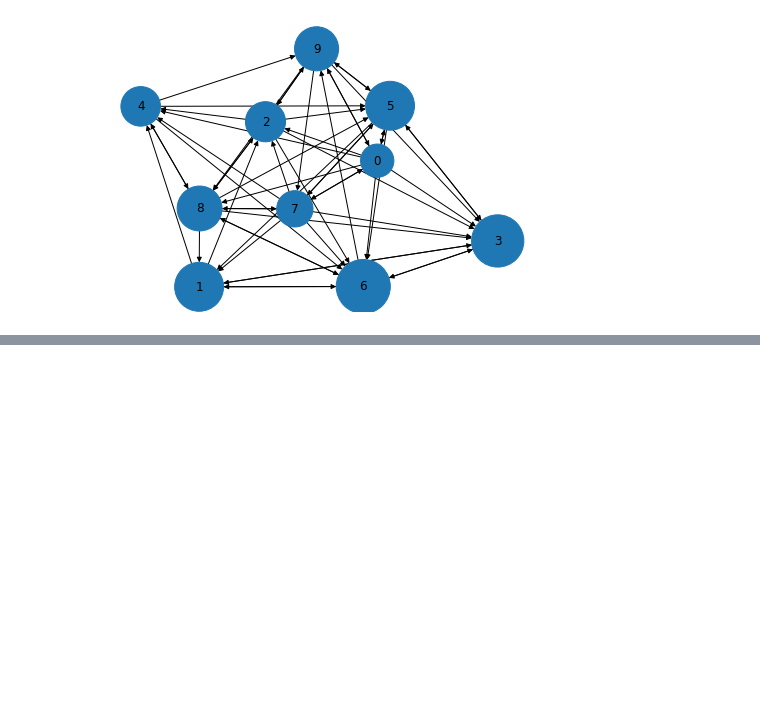
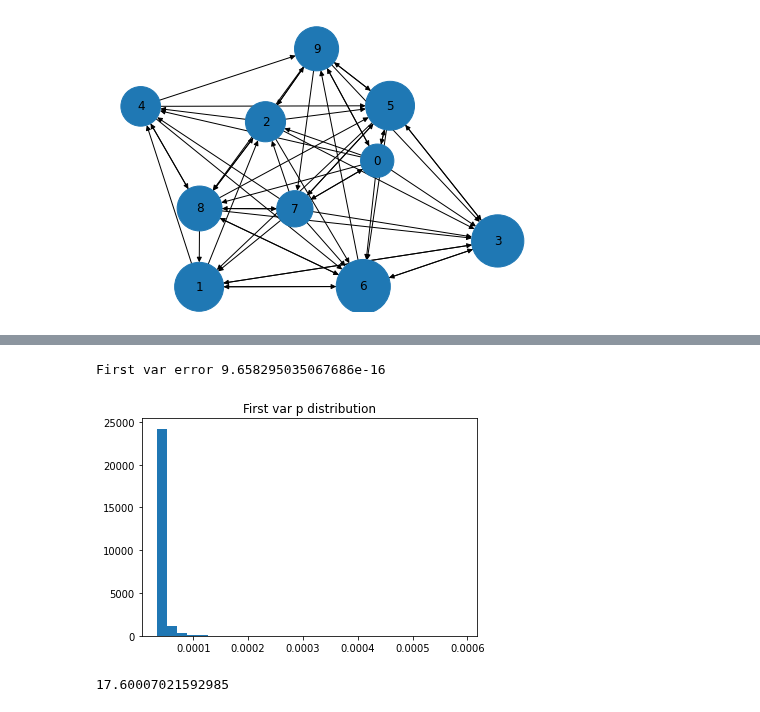
Before and after one commit to zugzvangg/SPC, a Jupyter notebook: numerics/HW5/HW5.ipynb, the cells around one changed output, grey strips where cells are left out. Drawn from its saved outputs; the diff is of its cells as text; code cells hidden in the pictures; blank space fills up the shorter version.

```diff
--- a/numerics/HW5/HW5.ipynb
+++ b/numerics/HW5/HW5.ipynb
@@ -382,0 +366,7 @@ array([7.68846346e-06, 7.68846346e-06, 7.68846346e-06, ...,
+# %%
+%%time
+# считаем просто с np.linalg.solve
+p_np = np.linalg.solve(A, b)
+sum_of_p_np = np.sum(p_np)
+p_np = p_np/sum_of_p_np # чтобы в сумме было 1
+p_np
@@ -382,0 +378,13 @@ array([7.68846346e-06, 7.68846346e-06, 7.68846346e-06, ...,
+# %%
+print(f"First var error {np.linalg.norm(A@(p_np*sum_of_p_np) - b)/np.linalg.norm(p_np*sum_of_p_np)}")
+plt.title("First var p distribution")
+plt.hist(p_np, bins = 30)
+plt.show()
+# все > 0 и очень маленькая ошибка
+# %% [output]
+First var error 9.658295035067686e-16
+[figure, added]
+# %%
+np.max(p_np)/np.min(p_np)
+# %% [output]
+17.60007021592985
```
Also changed, not shown: parts of 16 cells of this notebook.
